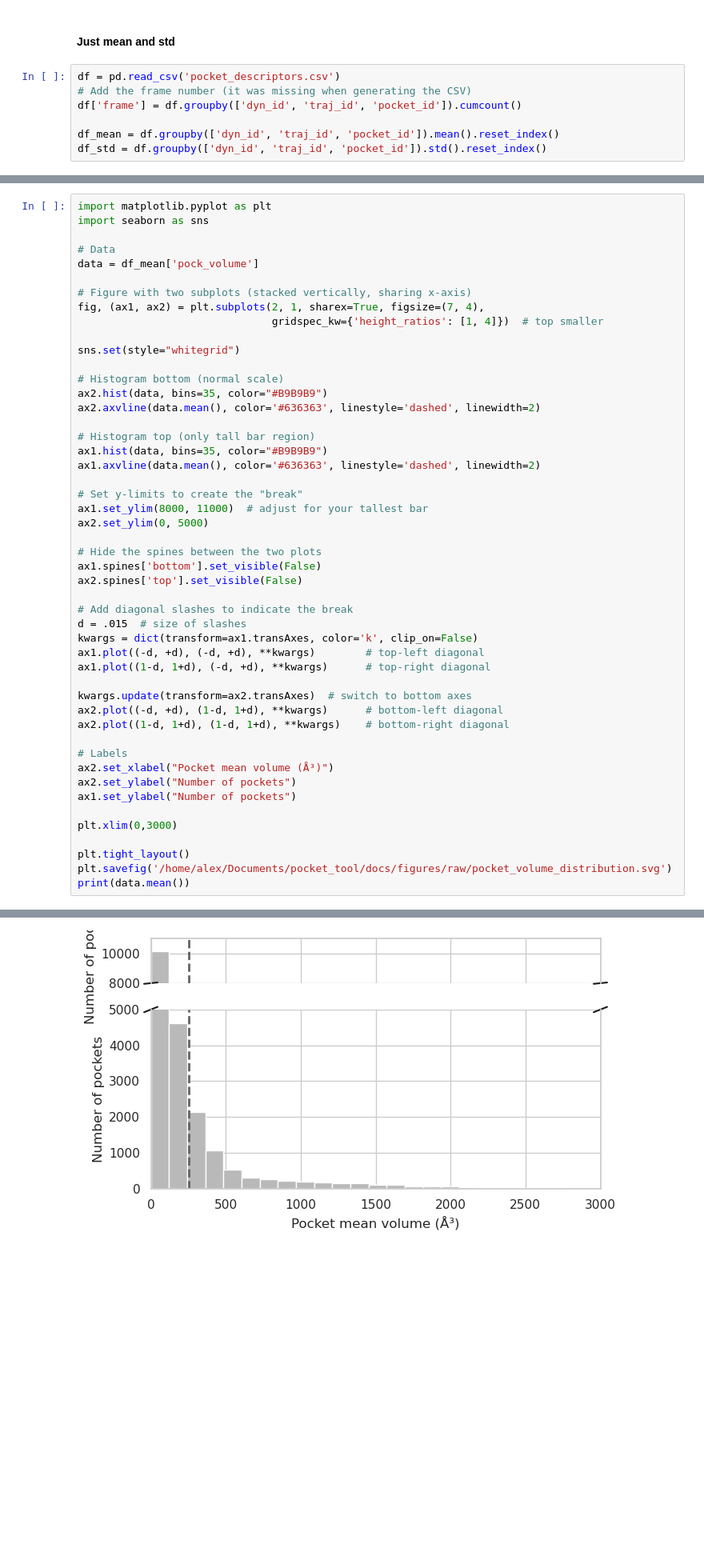
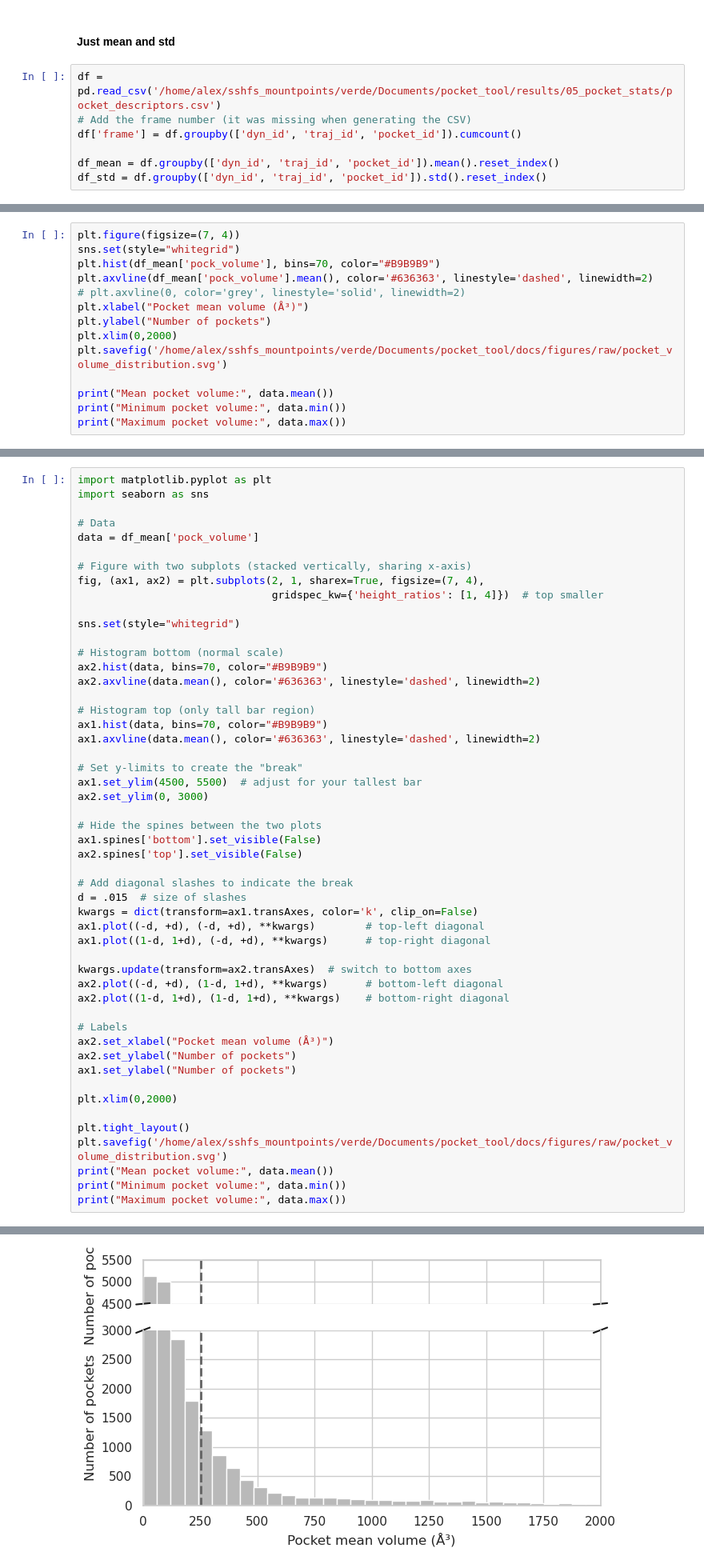
Before and after one commit to alexpergar-phd/pocket_project, a Jupyter notebook: 05_pocket_stats/pocket_stats.ipynb, the cells around one changed output, grey strips where cells are left out. Shown at 80% size. Drawn from its saved outputs; the diff is of its cells as text; blank space fills up the shorter version.

```diff
--- a/05_pocket_stats/pocket_stats.ipynb
+++ b/05_pocket_stats/pocket_stats.ipynb
@@ -390,7 +285,7 @@ df_means[df_means['traj_id'] == 10202]
 # %% [markdown]
 #### Just mean and std
 # %%
-df = pd.read_csv('pocket_descriptors.csv')
+df = pd.read_csv('/home/alex/sshfs_mountpoints/verde/Documents/pocket_tool/results/05_pocket_stats/pocket_descriptors.csv')
 # Add the frame number (it was missing when generating the CSV)
 df['frame'] = df.groupby(['dyn_id', 'traj_id', 'pocket_id']).cumcount()
 
@@ -411,0 +314,14 @@ print(df_std['pock_volume'].mean())
+# %%
+plt.figure(figsize=(7, 4))
+sns.set(style="whitegrid")
+plt.hist(df_mean['pock_volume'], bins=70, color="#B9B9B9")
+plt.axvline(df_mean['pock_volume'].mean(), color='#636363', linestyle='dashed', linewidth=2)
+# plt.axvline(0, color='grey', linestyle='solid', linewidth=2)
+plt.xlabel("Pocket mean volume (Å³)")
+plt.ylabel("Number of pockets")
+plt.xlim(0,2000)
+plt.savefig('/home/alex/sshfs_mountpoints/verde/Documents/pocket_tool/docs/figures/raw/pocket_volume_distribution.svg')
+
+print("Mean pocket volume:", data.mean())
+print("Minimum pocket volume:", data.min())
+print("Maximum pocket volume:", data.max())
@@ -423,16 +344,16 @@ fig, (ax1, ax2) = plt.subplots(2, 1, sharex=True, figsize=(7, 4),
 sns.set(style="whitegrid")
 
 # Histogram bottom (normal scale)
-ax2.hist(data, bins=35, color="#B9B9B9")
+ax2.hist(data, bins=70, color="#B9B9B9")
 ax2.axvline(data.mean(), color='#636363', linestyle='dashed', linewidth=2)
 
 # Histogram top (only tall bar region)
-ax1.hist(data, bins=35, color="#B9B9B9")
+ax1.hist(data, bins=70, color="#B9B9B9")
 ax1.axvline(data.mean(), color='#636363', linestyle='dashed', linewidth=2)
 
 # Set y-limits to create the "break"
-ax1.set_ylim(8000, 11000)  # adjust for your tallest bar
-ax2.set_ylim(0, 5000)
+ax1.set_ylim(4500, 5500)  # adjust for your tallest bar
+ax2.set_ylim(0, 3000)
 
 # Hide the spines between the two plots
 ax1.spines['bottom'].set_visible(False)
@@ -453,9 +374,11 @@ ax2.set_xlabel("Pocket mean volume (Å³)")
 ax2.set_ylabel("Number of pockets")
 ax1.set_ylabel("Number of pockets")
 
-plt.xlim(0,3000)
+plt.xlim(0,2000)
 
 plt.tight_layout()
-plt.savefig('/home/alex/Documents/pocket_tool/docs/figures/raw/pocket_volume_distribution.svg')
-print(data.mean())
+plt.savefig('/home/alex/sshfs_mountpoints/verde/Documents/pocket_tool/docs/figures/raw/pocket_volume_distribution.svg')
+print("Mean pocket volume:", data.mean())
+print("Minimum pocket volume:", data.min())
+print("Maximum pocket volume:", data.max())
 # %% [output]
@@ -463,4 +388,4 @@ print(data.mean())
-[figure, old version]
+[figure, new version]
 # %%
 plt.figure(figsize=(7, 4))
 sns.set(style="whitegrid")
```
Also changed, not shown: parts of 15 cells of this notebook.
